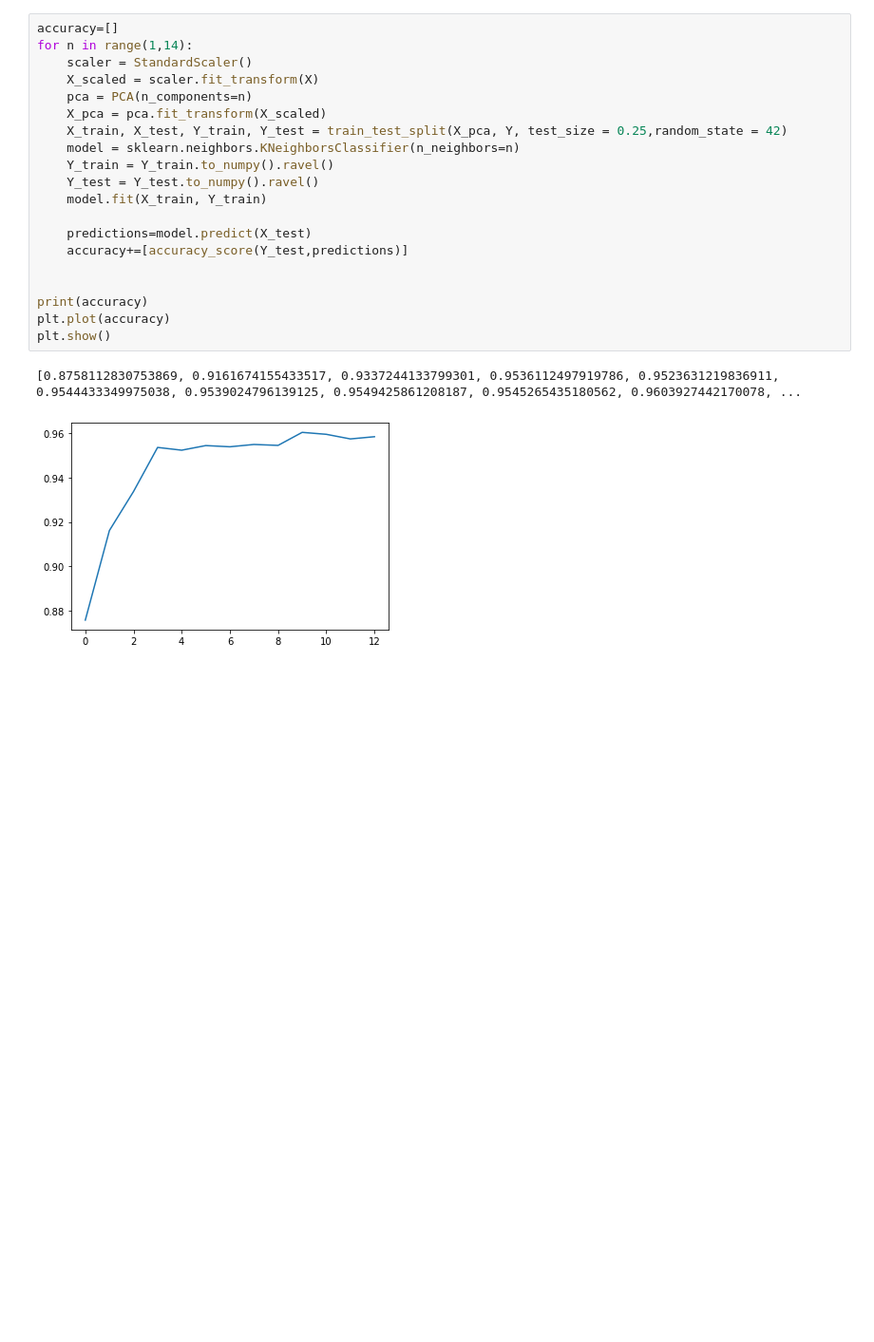
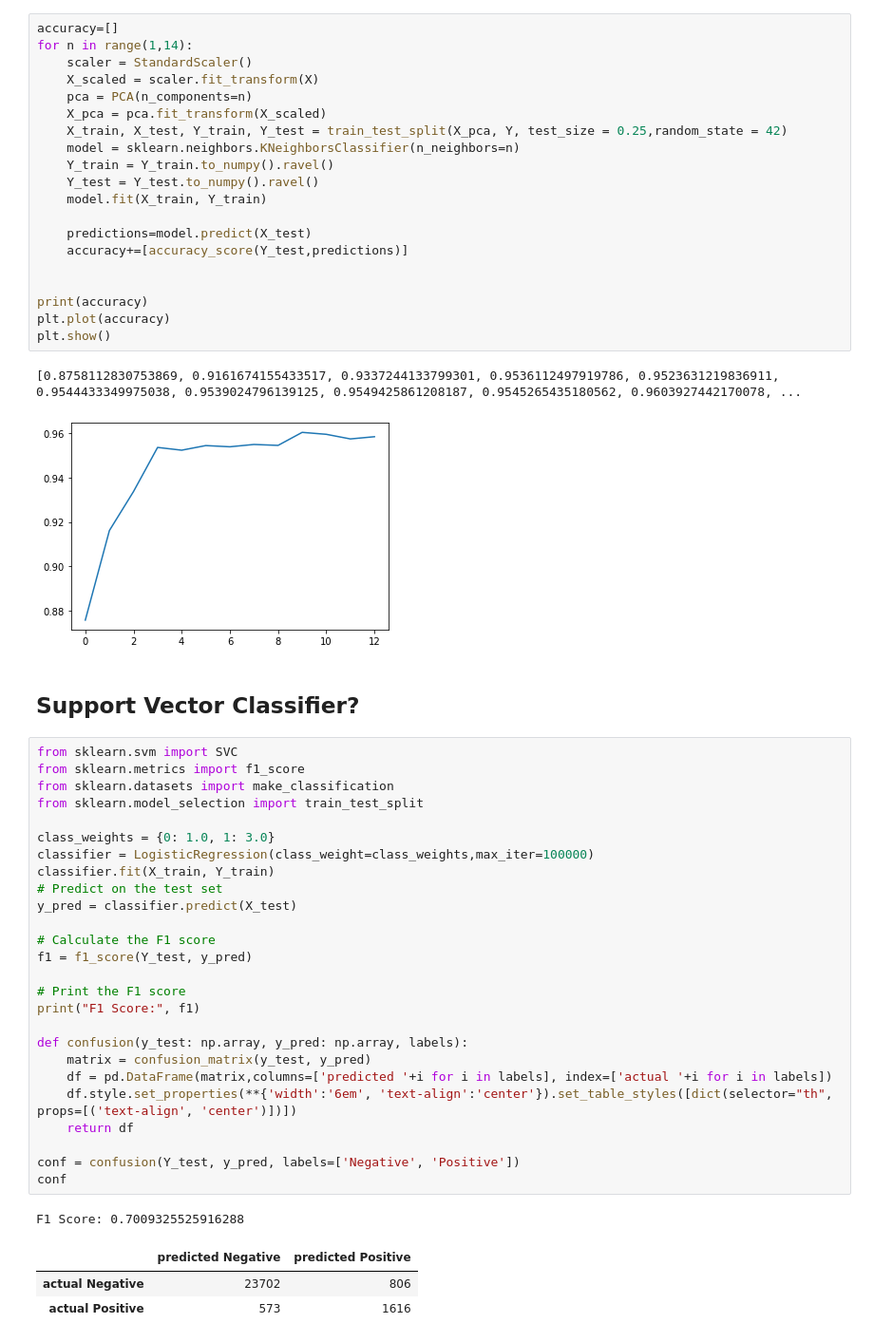
Before and after one commit to flaviagrasso/CSE204_Project, a Jupyter notebook: MachineLearningProject/MACHINE LEARNING PROJECT.ipynb, the cells around one changed output. Shown at 95% size. Saved outputs shown, nothing was run; the diff lists cells and outputs as text; blank space fills up the shorter version.

```diff
--- a/MachineLearningProject/MACHINE LEARNING PROJECT.ipynb
+++ b/MachineLearningProject/MACHINE LEARNING PROJECT.ipynb
@@ -360,3 +360,36 @@ plt.show()
 # %% [output]
 [0.8758112830753869, 0.9161674155433517, 0.9337244133799301, 0.9536112497919786, 0.9523631219836911, 0.9544433349975038, 0.9539024796139125, 0.9549425861208187, 0.9545265435180562, 0.9603927442170078, ...
 [figure]
+# %% [markdown]
+## Support Vector Classifier?
+# %%
+from sklearn.svm import SVC
+from sklearn.metrics import f1_score
+from sklearn.datasets import make_classification
+from sklearn.model_selection import train_test_split
+
+class_weights = {0: 1.0, 1: 3.0}
+classifier = LogisticRegression(class_weight=class_weights,max_iter=100000)
+classifier.fit(X_train, Y_train)
+# Predict on the test set
+y_pred = classifier.predict(X_test)
+
+# Calculate the F1 score
+f1 = f1_score(Y_test, y_pred)
+
+# Print the F1 score
+print("F1 Score:", f1)
+
+def confusion(y_test: np.array, y_pred: np.array, labels):
+    matrix = confusion_matrix(y_test, y_pred)
+    df = pd.DataFrame(matrix,columns=['predicted '+i for i in labels], index=['actual '+i for i in labels])
+    df.style.set_properties(**{'width':'6em', 'text-align':'center'}).set_table_styles([dict(selector="th", props=[('text-align', 'center')])])
+    return df
+
+conf = confusion(Y_test, y_pred, labels=['Negative', 'Positive'])
+conf
+# %% [output]
+F1 Score: 0.7009325525916288
+|  | predicted Negative | predicted Positive |
+| actual Negative | 23702 | 806 |
+| actual Positive | 573 | 1616 |
```
Also changed, not shown: parts of 4 cells of this notebook.
